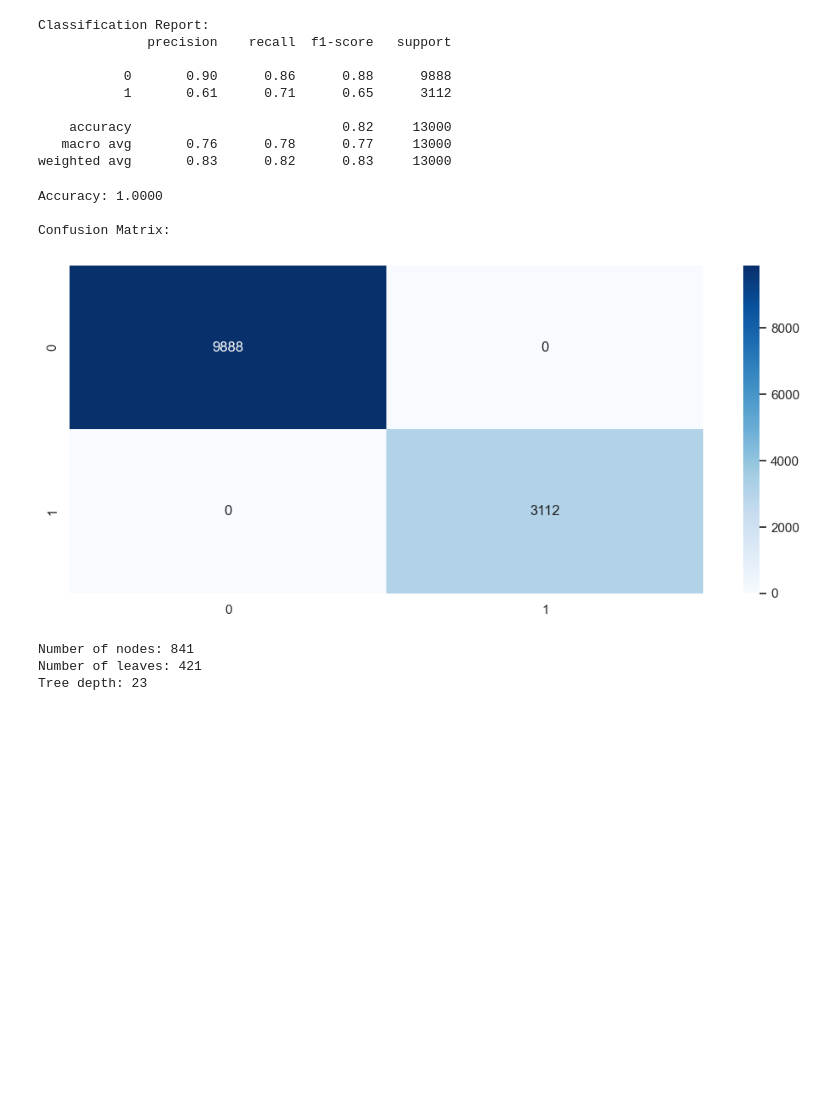
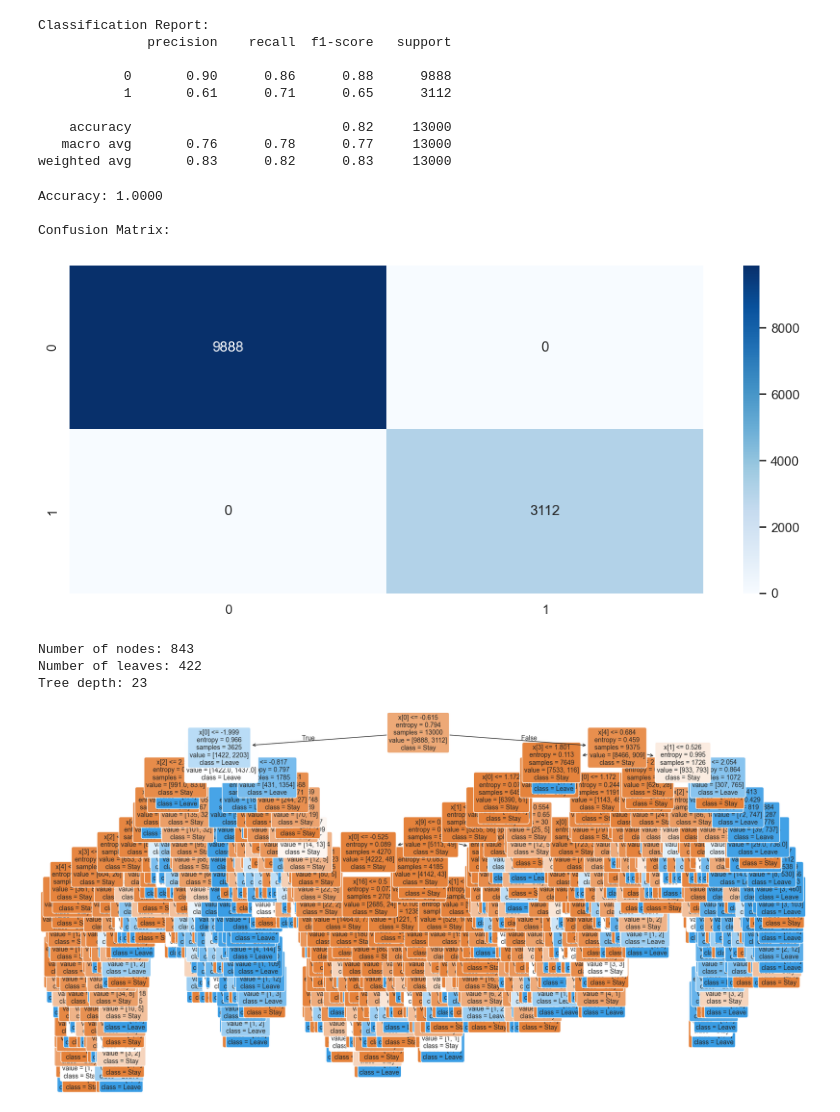
Before and after one commit to bang-a-coder/strategy_analytics, a Jupyter notebook: week2_infogain.ipynb, the cells around one changed output. Saved outputs shown, nothing was run; the diff lists cells and outputs as text; code cells hidden in the pictures; blank space fills up the shorter version.

Commit message:
Add decision tree visualization and detailed model performance analysis for employee turnover prediction

```diff
--- a/week2_infogain.ipynb
+++ b/week2_infogain.ipynb
@@ -636,35 +636,44 @@ model = make_pipeline(
         min_samples_leaf=1,  # equivalent to minNum=1.0
         max_depth=None,      # allows full growth
         criterion='entropy'   # use information gain like Weka
     )
 )
 
 X = df2.drop(['left', 'left_yes', 'left_no'], axis=1)
 y = df2['left_yes']
 model.fit(X, y)
 
 # Get predictions and show results
 y_pred = model.predict(X)
 print(f"Accuracy: {model.score(X, y):.4f}")
 print("\nConfusion Matrix:")
 cm = confusion_matrix(y, y_pred)
 sns.heatmap(cm, annot=True, fmt='d', cmap='Blues')
 plt.show()
 
 tree = model[-1]  # Get the tree from pipeline
 
 # Print tree statistics
 print(f"Number of nodes: {tree.tree_.node_count}")
 print(f"Number of leaves: {tree.get_n_leaves()}")
 print(f"Tree depth: {tree.get_depth()}")
+
+plt.figure(figsize=(20,10))
+plot_tree(model[-1],
+          class_names=['Stay', 'Leave'],
+          filled=True,
+          rounded=True,
+          fontsize=10)
+plt.show()
 # %% [output]
 Accuracy: 1.0000
 
 Confusion Matrix:
 [figure]
-Number of nodes: 841
-Number of leaves: 421
+Number of nodes: 843
+Number of leaves: 422
 Tree depth: 23
+[figure, added]
 # %%
 
 # Create unpruned tree (equivalent to REPTree settings)
```
Also changed, not shown: parts of 5 cells of this notebook, 1 other file.
